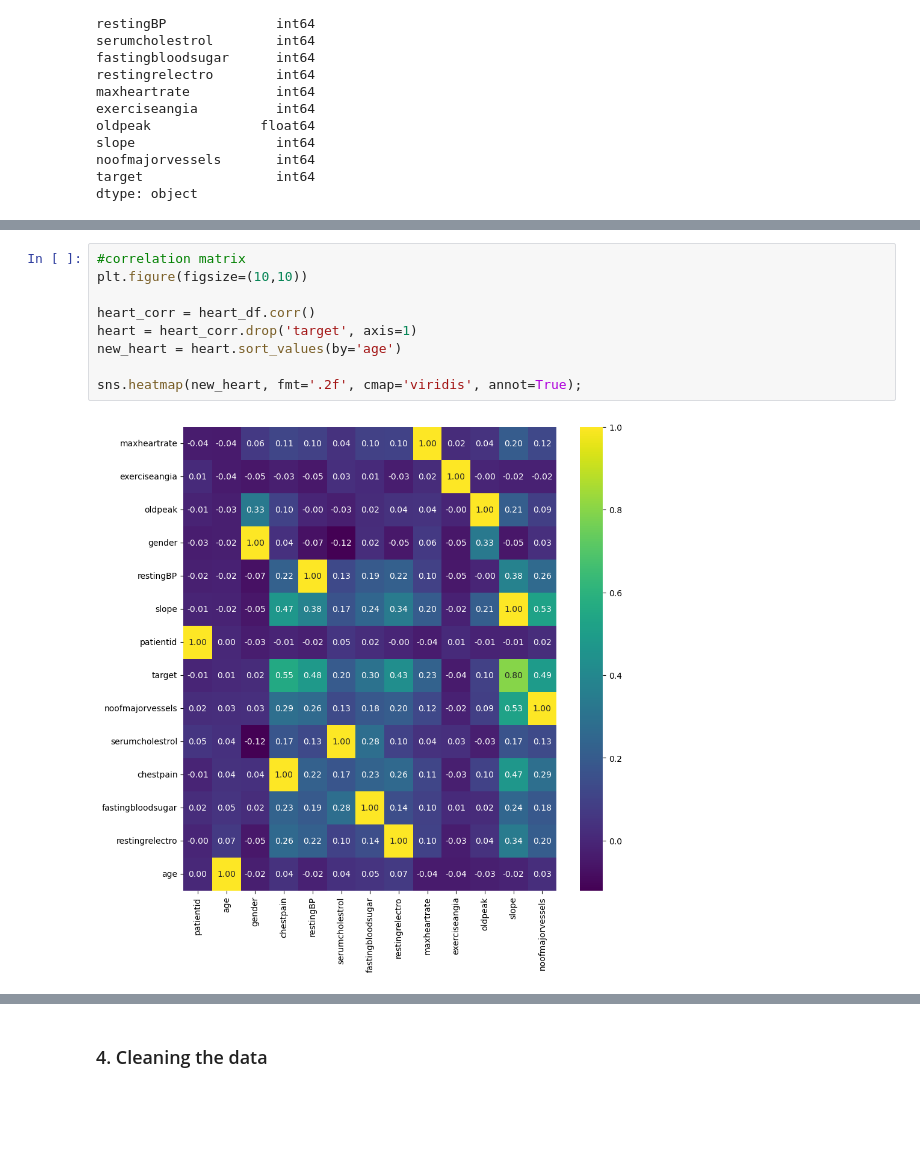
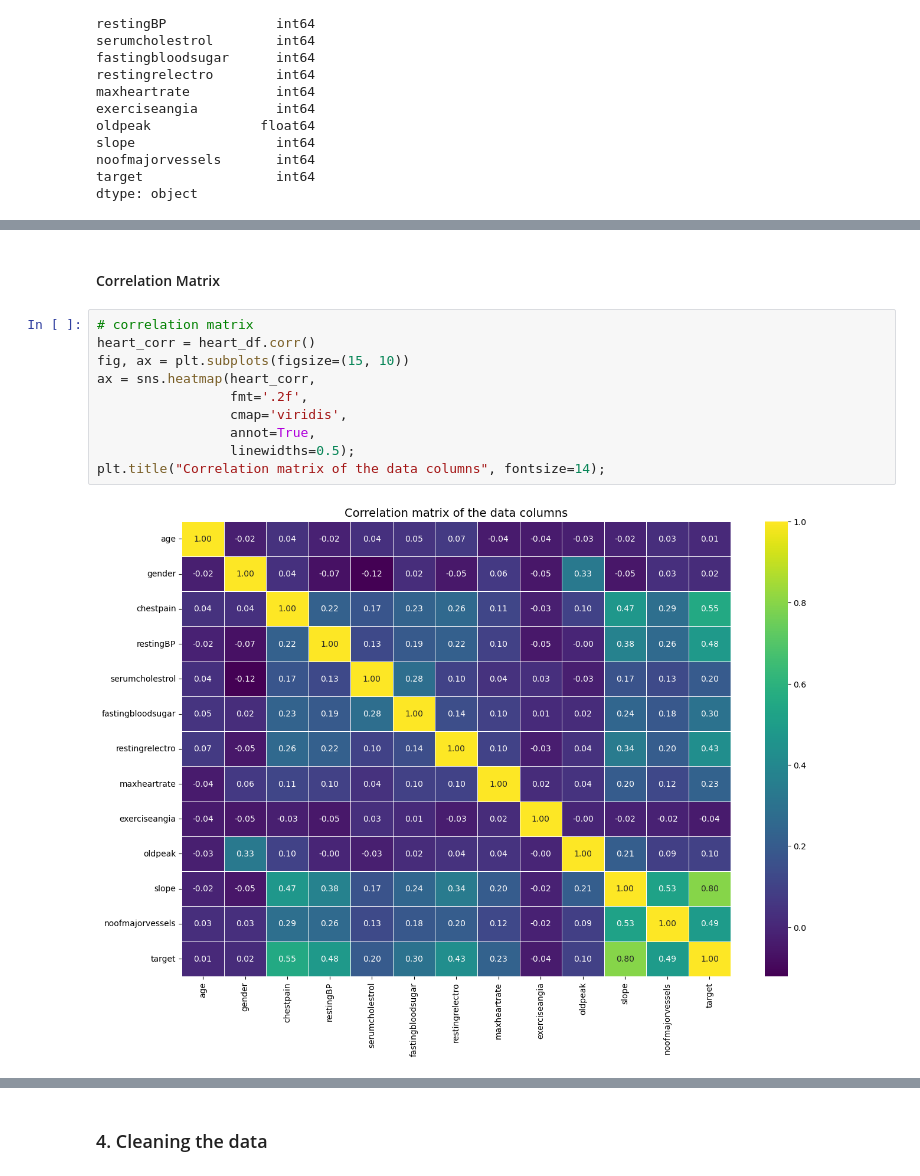
Before and after one commit to see-3pO/Heart_Disease_Prediction, a Jupyter notebook: Heart_Disease_Classifier.ipynb, the cells around one changed output, grey strips where cells are left out. Drawn from its saved outputs; the diff is of its cells as text; blank space fills up the shorter version.

```diff
--- a/Heart_Disease_Classifier.ipynb
+++ b/Heart_Disease_Classifier.ipynb
@@ -174,11 +346,14 @@ Name: gender, dtype: int64
+# %% [markdown]
+#### Correlation Matrix
 # %%
-#correlation matrix
-plt.figure(figsize=(10,10))
-
+# correlation matrix
 heart_corr = heart_df.corr()
-heart = heart_corr.drop('target', axis=1)
-new_heart = heart.sort_values(by='age')
-
-sns.heatmap(new_heart, fmt='.2f', cmap='viridis', annot=True);
+fig, ax = plt.subplots(figsize=(15, 10))
+ax = sns.heatmap(heart_corr,
+                 fmt='.2f',
+                 cmap='viridis',
+                 annot=True,
+                 linewidths=0.5);
+plt.title("Correlation matrix of the data columns", fontsize=14);
 # %% [output]
-[figure, old version]
+[figure, new version]
```
Also changed, not shown: parts of 53 cells of this notebook, 1 other file.
